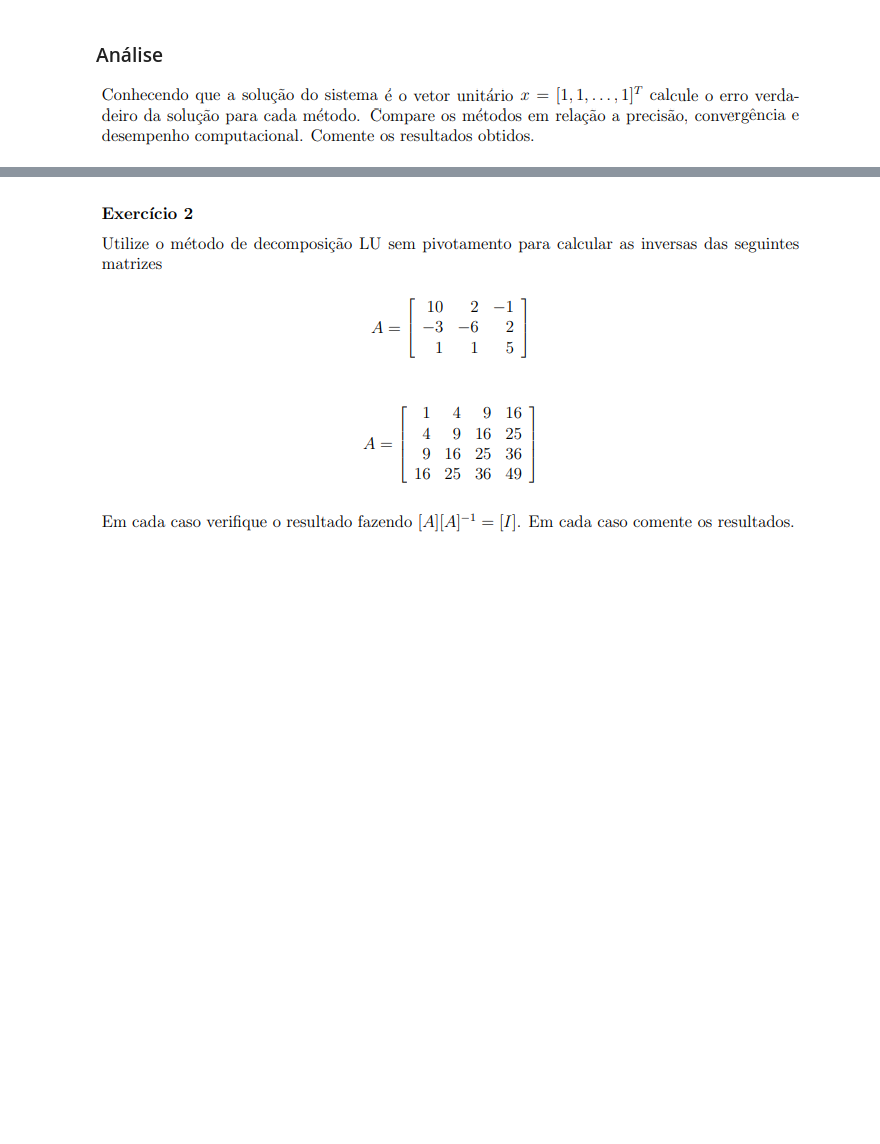
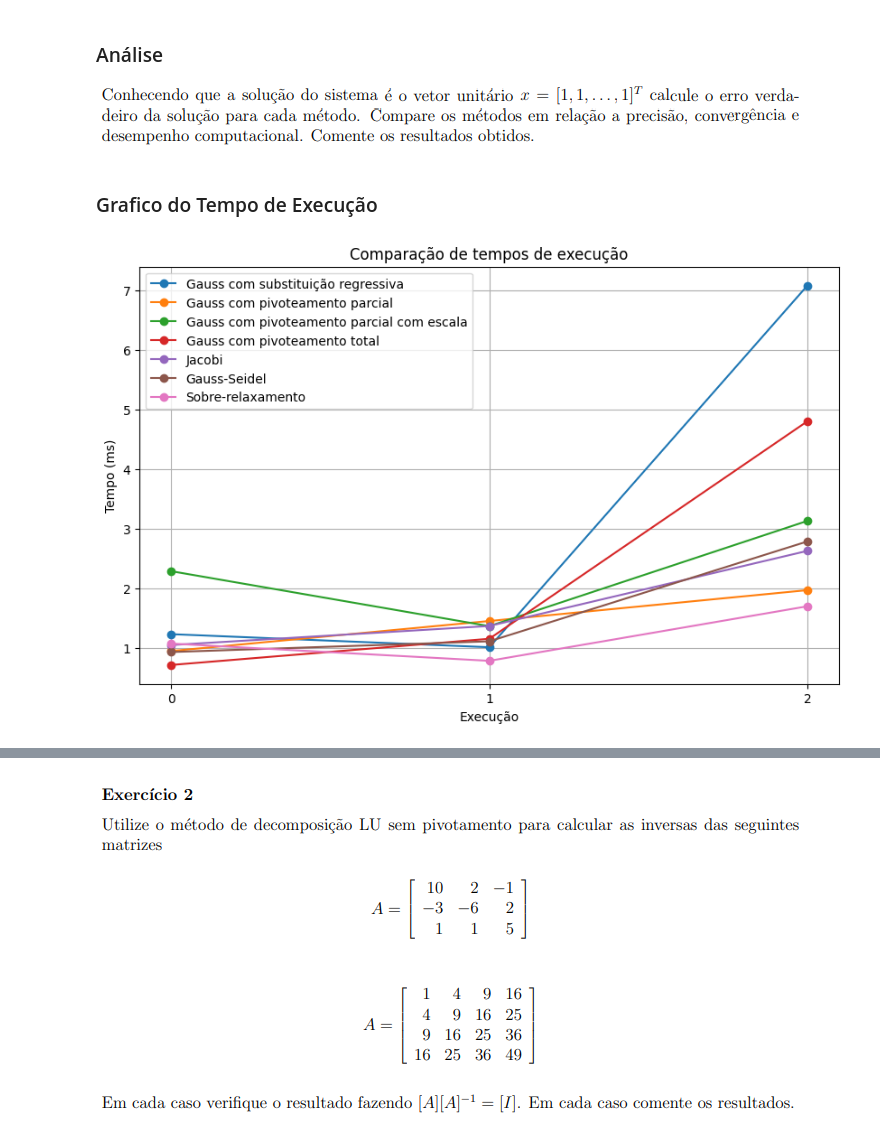
Before and after one commit to andreisilvasantos/Mestrado, a Jupyter notebook: Métodos Numéricos/PROJ1 - Metodos Numericos.ipynb, the cells around one changed output, grey strips where cells are left out. Drawn from its saved outputs; the diff is of its cells as text; code cells hidden in the pictures; blank space fills up the shorter version.

Commit message:
Aprimorando codigo dos metodos e visualizacao dos resultados em graficos

```diff
--- a/Métodos Numéricos/PROJ1 - Metodos Numericos.ipynb
+++ b/Métodos Numéricos/PROJ1 - Metodos Numericos.ipynb
@@ -247,6 +248,7 @@ def pivoteamento_total(matriz_aumentada):
         for j in range(i, n):
             for k in range(i, n):
                 ## Encontrando o melhor pivo na linha e na coluna atual
+                # Por usar o indice relativo ele está fazendo essa comparação entre os elementos abaixo e a direita da matriz
                 if abs(matriz_pivotada[j][k]) > abs(matriz_pivotada[indice_maximo_linha][indice_maximo_coluna]):
                     indice_maximo_linha, indice_maximo_coluna = j, k
 
@@ -257,25 +259,20 @@ def pivoteamento_total(matriz_aumentada):
         for j in range(n):
             matriz_pivotada[j][i], matriz_pivotada[j][indice_maximo_coluna] = matriz_pivotada[j][indice_maximo_coluna], matriz_pivotada[j][i]
 
-        # Fase de Pivoteamento
-        for j in range(i+1, n):
-            fator = matriz_pivotada[j][i] / matriz_pivotada[i][i]
-            matriz_pivotada[j][-1] -= fator * matriz_pivotada[i][-1]
-            for k in range(i, n):  # Atualização da linha j da matriz A
-                matriz_pivotada[j][k] -= fator * matriz_pivotada[i][k]
-
     return matriz_pivotada
 
 for i in range(0, len(matrizes)):
-    soma_linhas = np.sum(matrizes[i], axis=1)
-    matriz_aumentada = np.column_stack((matrizes[i], soma_linhas))
-
+    inicio = time.perf_counter()
+    matriz_aumentada = np.column_stack((matrizes[i], B[i]))
+    # Fase do Pivoteamento Total
     matriz_pivotada = pivoteamento_total(matriz_aumentada)
-
     print("\nMatriz Pivotada:")
     print_matriz(matriz_pivotada)
 
-    # Solução do sistema após a eliminação
-    print("\nVetor Solução:",  eliminacao_Gauss_SR(matriz_pivotada))
+    # Fase da eliminação de Gauss
+    metodos_vetor_solucao[3][i] = eliminacao_Gauss_SR(matriz_pivotada)
+    metodos_tempo_execucao[3][i] = (time.perf_counter()  - inicio) * 1000 # Convertendo para milisengundos
+
+    print("\nVetor Solução:", metodos_vetor_solucao[3][i])
 # %% [output]
 Matriz Pivotada:
@@ -305,3 +483,30 @@ Vetor Solução: [ 0.99999995  0.99996623 -2.4191775   1.00000416  0.72874079  8
 ### Análise
 
 ![image.png](attachment:image.png)
+# %% [markdown]
+### Grafico do Tempo de Execução
+# %%
+import matplotlib.pyplot as plt
+
+
+# Plotar o gráfico de linhas para cada método
+plt.figure(figsize=(10, 6))
+for i, tempo in enumerate(metodos_tempo_execucao):
+    plt.plot(range(len(n)), tempo, marker='o', label=metodos[i])
+
+# Adicionar rótulos ao eixo x
+plt.xticks(range(len(n)))
+
+# Adicionar título e rótulos dos eixos
+plt.title('Comparação de tempos de execução')
+plt.xlabel('Execução')
+plt.ylabel('Tempo (ms)')
+
+# Adicionar legenda
+plt.legend()
+
+# Exibir o gráfico
+plt.grid(True)
+plt.show()
+# %% [output]
+[figure, added]
```
Also changed, not shown: parts of 11 cells of this notebook.
